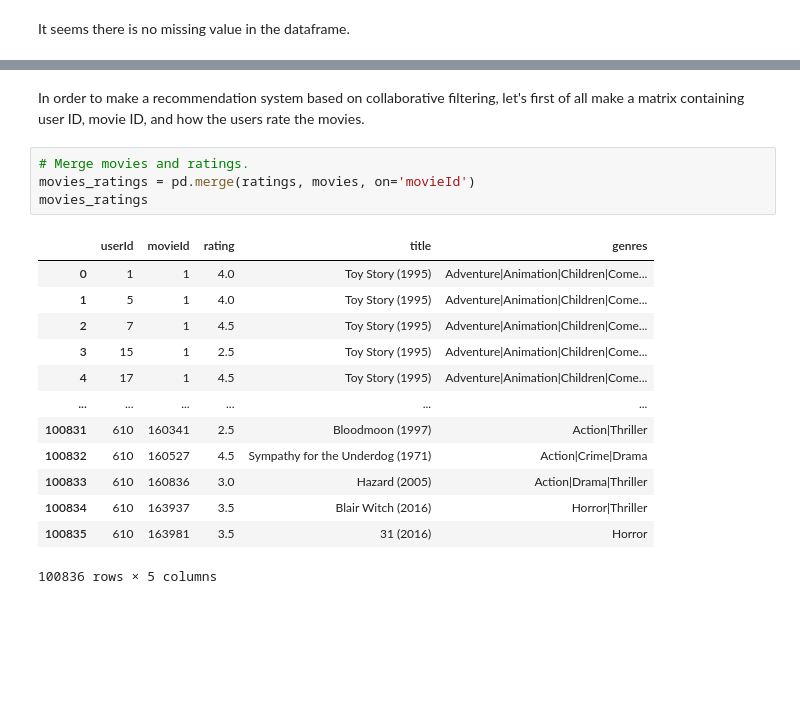
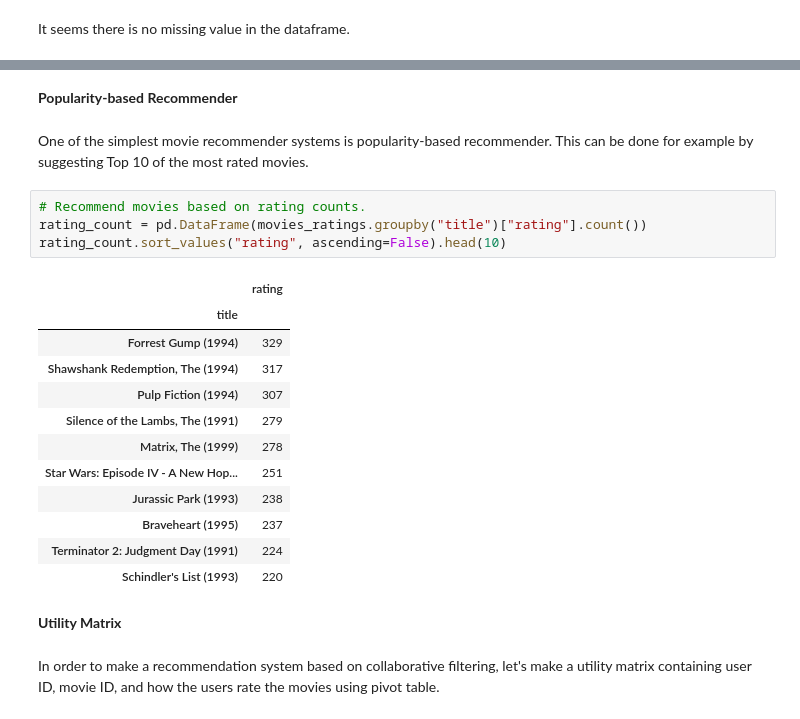
Before and after one commit to waldysetio/movie-recommender, a Jupyter notebook: movie_recommender.ipynb, the cells around one changed output, grey strips where cells are left out. Drawn from its saved outputs; the diff is of its cells as text; blank space fills up the shorter version.

```diff
--- a/movie_recommender.ipynb
+++ b/movie_recommender.ipynb
@@ -126,21 +146,26 @@ It seems there is no missing value in the dataframe.
+# %% [markdown]
+**Popularity-based Recommender**
+# %% [markdown]
+One of the simplest movie recommender systems is popularity-based recommender. This can be done for example by suggesting Top 10 of the most rated movies.
+# %%
+# Recommend movies based on rating counts.
+rating_count = pd.DataFrame(movies_ratings.groupby("title")["rating"].count())
+rating_count.sort_values("rating", ascending=False).head(10)
+# %% [output]
+|  | rating |
+| title |  |
+| Forrest Gump (1994) | 329 |
+| Shawshank Redemption, The (1994) | 317 |
+| Pulp Fiction (1994) | 307 |
+| Silence of the Lambs, The (1991) | 279 |
+| Matrix, The (1999) | 278 |
+| Star Wars: Episode IV - A New Hop... | 251 |
+| Jurassic Park (1993) | 238 |
+| Braveheart (1995) | 237 |
+| Terminator 2: Judgment Day (1991) | 224 |
+| Schindler's List (1993) | 220 |
+# %% [markdown]
+**Utility Matrix**
 # %% [markdown]
-In order to make a recommendation system based on collaborative filtering, let's first of all make a matrix containing user ID, movie ID, and how the users rate the movies.
+In order to make a recommendation system based on collaborative filtering, let's make a utility matrix containing user ID, movie ID, and how the users rate the movies using pivot table.
-# %%
-# Merge movies and ratings.
-movies_ratings = pd.merge(ratings, movies, on='movieId')
-movies_ratings
-# %% [output]
-|  | userId | movieId | rating | title | genres |
-| 0 | 1 | 1 | 4.0 | Toy Story (1995) | Adventure|Animation|Children|Come... |
-| 1 | 5 | 1 | 4.0 | Toy Story (1995) | Adventure|Animation|Children|Come... |
-| 2 | 7 | 1 | 4.5 | Toy Story (1995) | Adventure|Animation|Children|Come... |
-| 3 | 15 | 1 | 2.5 | Toy Story (1995) | Adventure|Animation|Children|Come... |
-| 4 | 17 | 1 | 4.5 | Toy Story (1995) | Adventure|Animation|Children|Come... |
-| ... | ... | ... | ... | ... | ... |
-| 100831 | 610 | 160341 | 2.5 | Bloodmoon (1997) | Action|Thriller |
-| 100832 | 610 | 160527 | 4.5 | Sympathy for the Underdog (1971) | Action|Crime|Drama |
-| 100833 | 610 | 160836 | 3.0 | Hazard (2005) | Action|Drama|Thriller |
-| 100834 | 610 | 163937 | 3.5 | Blair Witch (2016) | Horror|Thriller |
-| 100835 | 610 | 163981 | 3.5 | 31 (2016) | Horror |
-100836 rows × 5 columns
 # %%
```
Also changed, not shown: parts of 27 cells of this notebook.
